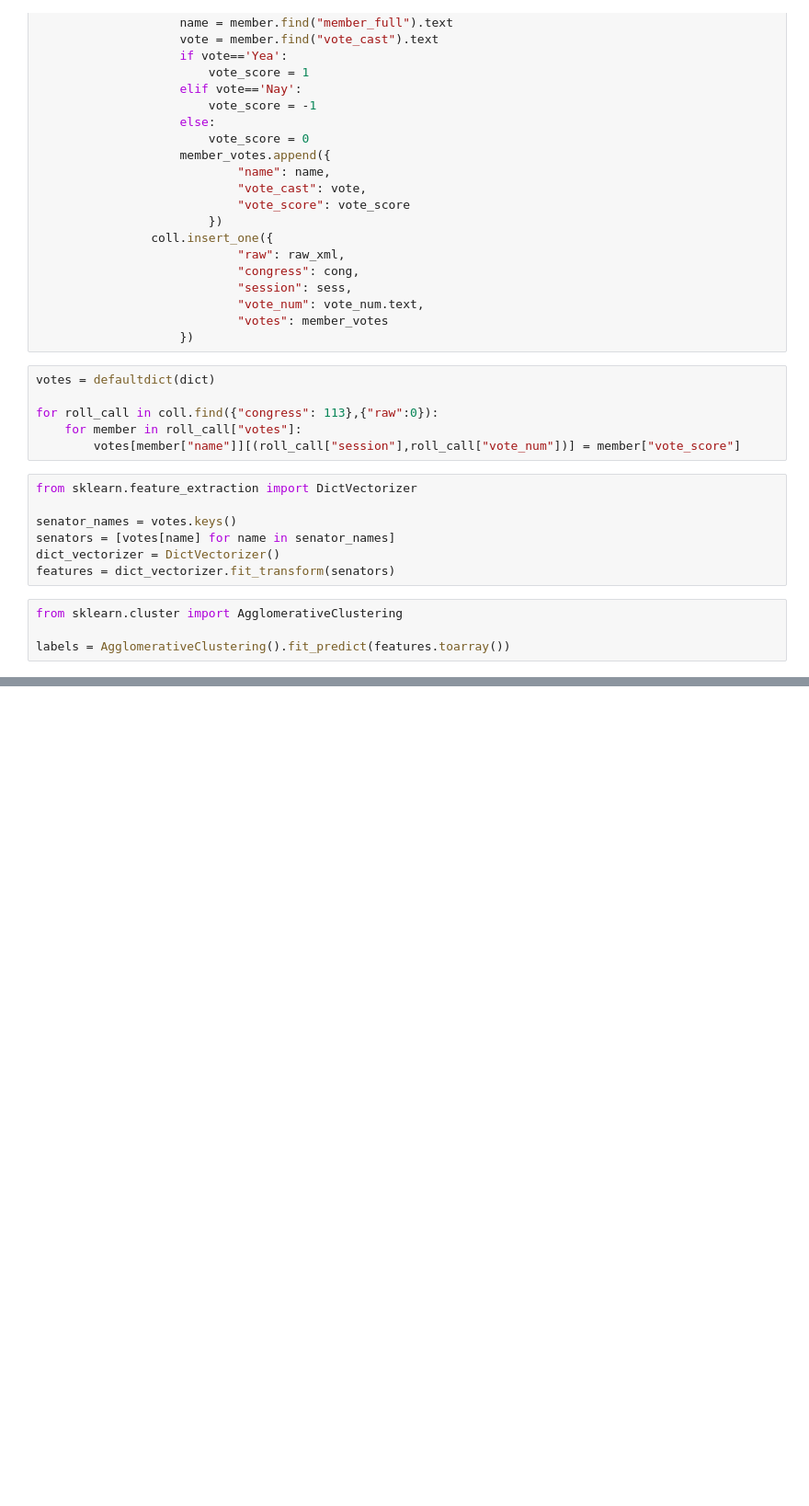
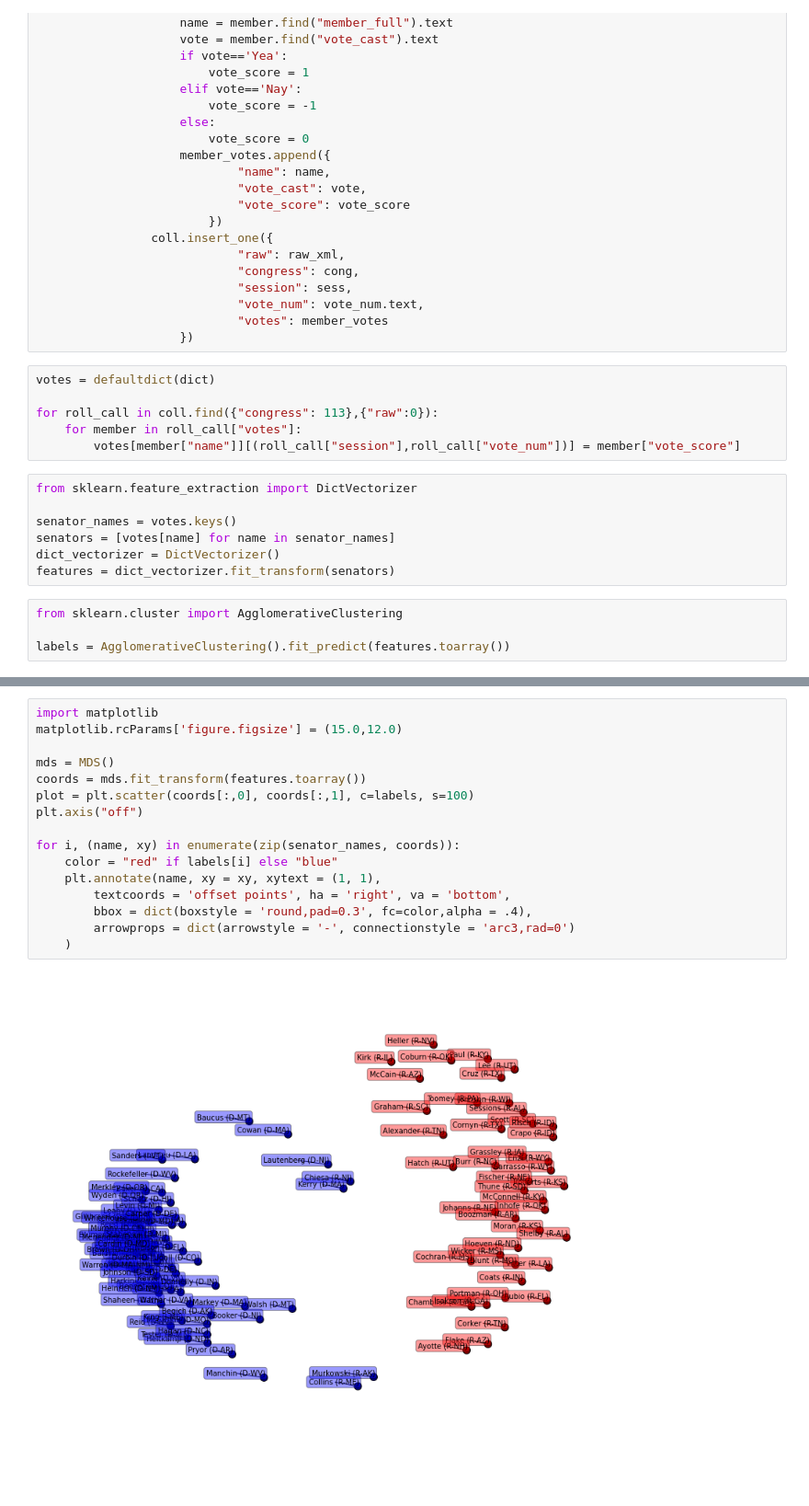
Before and after one commit to ashrestha91/senators, a Jupyter notebook: senators.py.ipynb, the cells around one changed output, grey strips where cells are left out. Shown at 92% size. Cells and saved outputs as stored; diff of their text form; blank space fills up the shorter version.

Commit message:
Add clearer graph

```diff
--- a/senators.py.ipynb
+++ b/senators.py.ipynb
@@ -101,0 +102,18 @@ plt.show()
+# %%
+import matplotlib
+matplotlib.rcParams['figure.figsize'] = (15.0,12.0)
+
+mds = MDS()
+coords = mds.fit_transform(features.toarray())
+plot = plt.scatter(coords[:,0], coords[:,1], c=labels, s=100)
+plt.axis("off")
+
+for i, (name, xy) in enumerate(zip(senator_names, coords)):
+    color = "red" if labels[i] else "blue"
+    plt.annotate(name, xy = xy, xytext = (1, 1),
+        textcoords = 'offset points', ha = 'right', va = 'bottom',
+        bbox = dict(boxstyle = 'round,pad=0.3', fc=color,alpha = .4),
+        arrowprops = dict(arrowstyle = '-', connectionstyle = 'arc3,rad=0')
+    )
+# %% [output]
+[figure, added]
```
Also changed, not shown: parts of 1 cell of this notebook.
